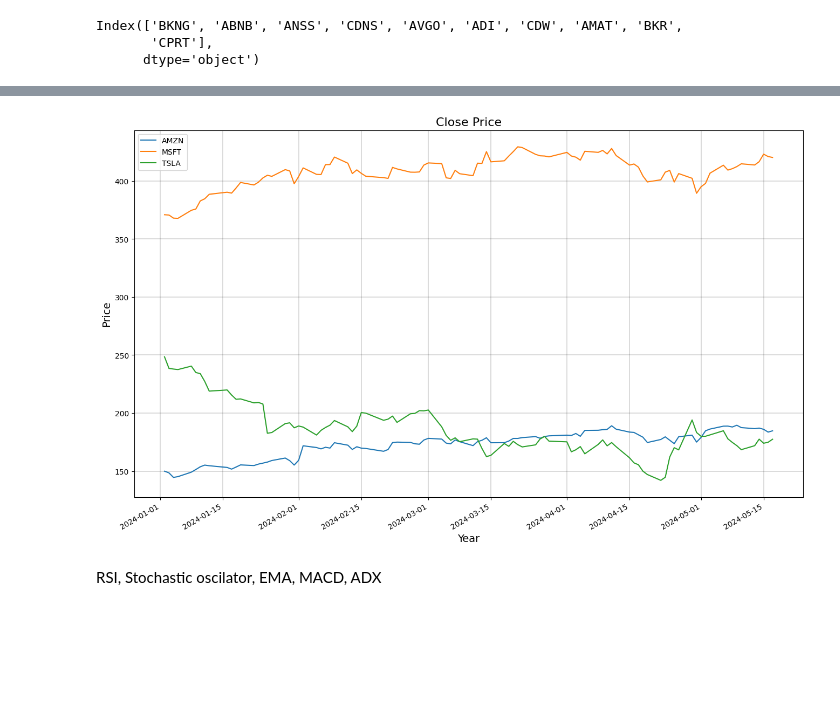
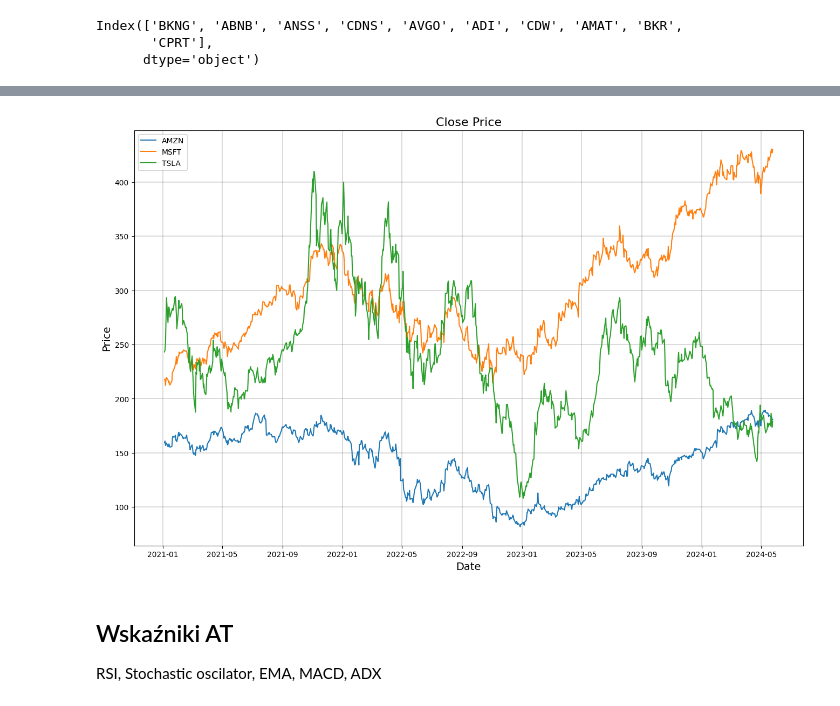
Before and after one commit to MlekoZjad/ML_2024, a Jupyter notebook: simple_portfolio_strategy_KK.ipynb, the cells around one changed output, grey strips where cells are left out. Drawn from its saved outputs; the diff is of its cells as text; code cells hidden in the pictures; blank space fills up the shorter version.

```diff
--- a/simple_portfolio_strategy_KK.ipynb
+++ b/simple_portfolio_strategy_KK.ipynb
@@ -241,0 +184,5 @@ price_data.tail()
+# %%
+tickers = ['TSLA', 'MSFT', 'AMZN']
+
+df = yf.download(tickers, start = '2021-01-01')
+df.head()
@@ -242,20 +216,21 @@ price_data.tail()
 # %%
-price_data['Date'] = pd.to_datetime(price_data['Date'])
+import matplotlib.pyplot as plt
 
-# Ustawienie kolumny Date jako indeks
-price_data.set_index('Date', inplace=True)
+close = df.Close
 
+# Tworzenie wykresu
 plt.figure(figsize=(16, 10))
-for name, group in price_data.groupby('Name'):
-    group['Close'].plot(label=name)
+for column in close:
+    plt.plot(close.index, close[column], label=column)
 
 plt.legend(loc='upper left')
 plt.title("Close Price", fontsize=16)
 plt.ylabel('Price', fontsize=14)
-plt.xlabel('Year', fontsize=14)
+plt.xlabel('Date', fontsize=14)
 plt.grid(which="major", color='k', linestyle='-', linewidth=0.2)
 plt.show()
 # %% [output]
-[figure, old version]
+[figure, new version]
 # %% [markdown]
+## Wskaźniki AT
 RSI, Stochastic oscilator, EMA, MACD, ADX
```
Also changed, not shown: parts of 45 cells of this notebook.
